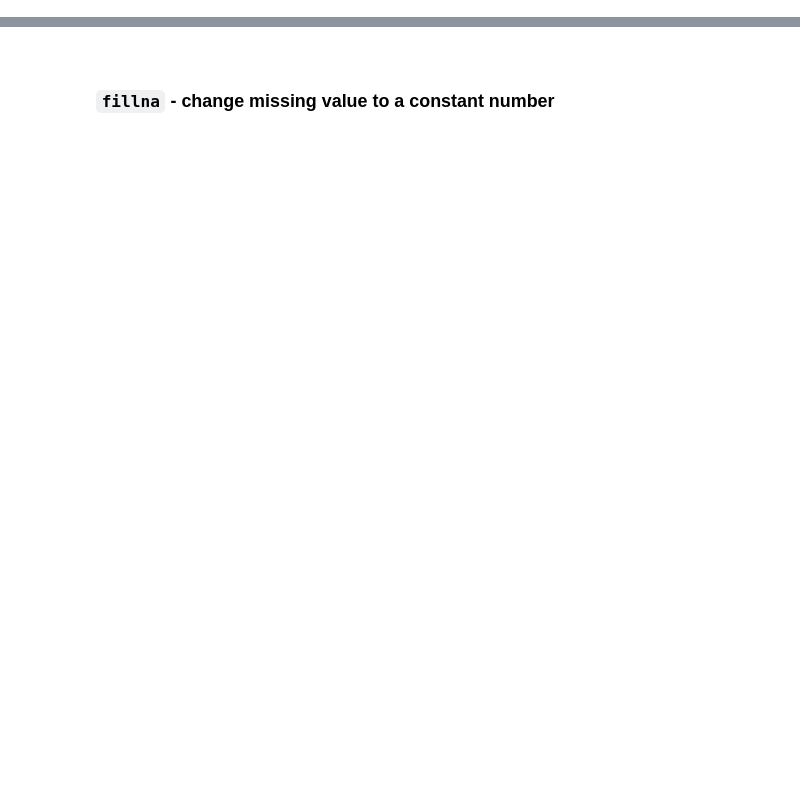
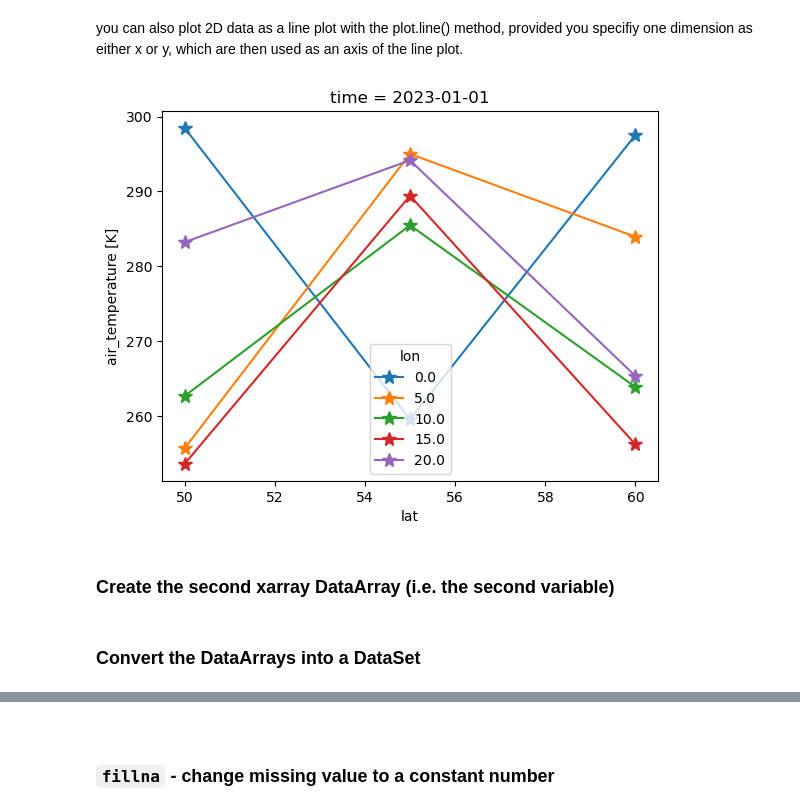
Before and after one commit to AtMoDat/DKRZOCT23, a Jupyter notebook: notebooks/xarray_introduction_part2.ipynb, the cells around one changed output, grey strips where cells are left out. Saved outputs shown, nothing was run; the diff lists cells and outputs as text; code cells hidden in the pictures; blank space fills up the shorter version.

```diff
--- a/notebooks/xarray_introduction_part2.ipynb
+++ b/notebooks/xarray_introduction_part2.ipynb
@@ -89,0 +108,8 @@ Our _var_ variable does not contain missing values. We now define those values a
+# %% [markdown]
+you can also plot 2D data as a line plot with the plot.line() method, provided you specifiy one dimension as either x or y, which are then used as an axis of the line plot.
+# %%
+da1.isel(time=0,lat=slice(1,4)).plot.line(x="lat",marker='*',markersize=10);
+# %% [output]
+[figure, added]
+# %% [markdown]
+### Create the second xarray DataArray (i.e. the second variable)
@@ -89,0 +122,2 @@ Our _var_ variable does not contain missing values. We now define those values a
+# %% [markdown]
+### Convert the DataArrays into a DataSet
```
Also changed, not shown: parts of 134 cells of this notebook, 1 other file.
